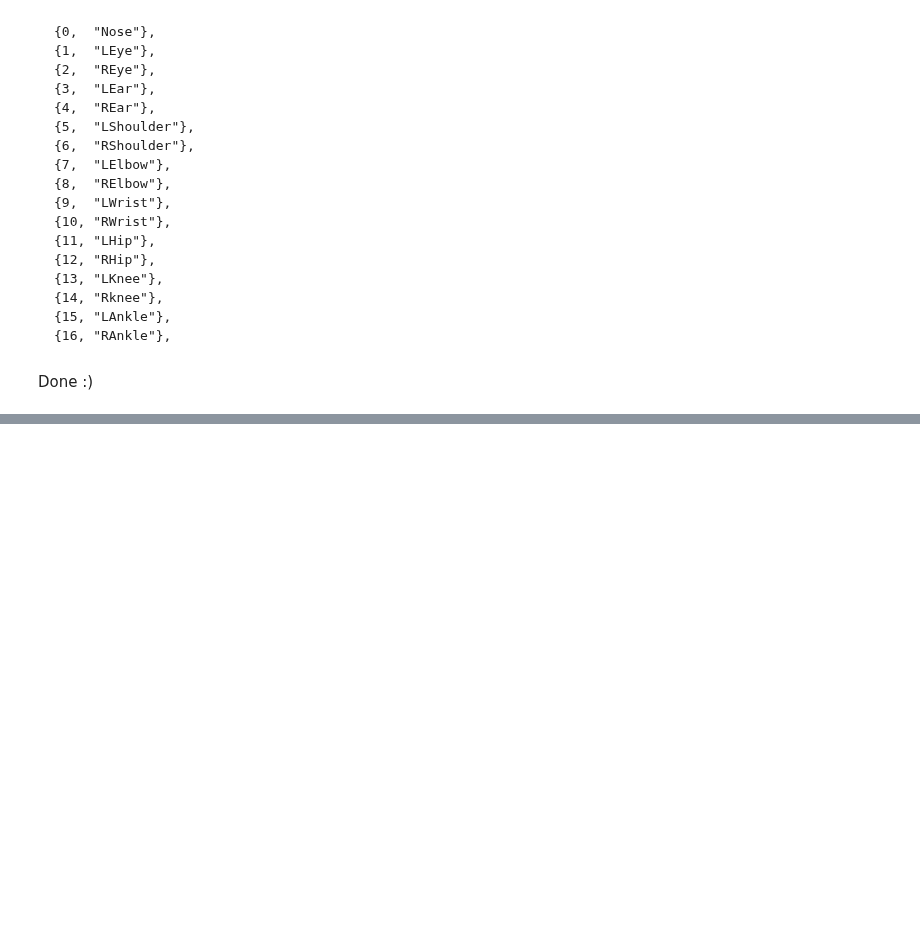
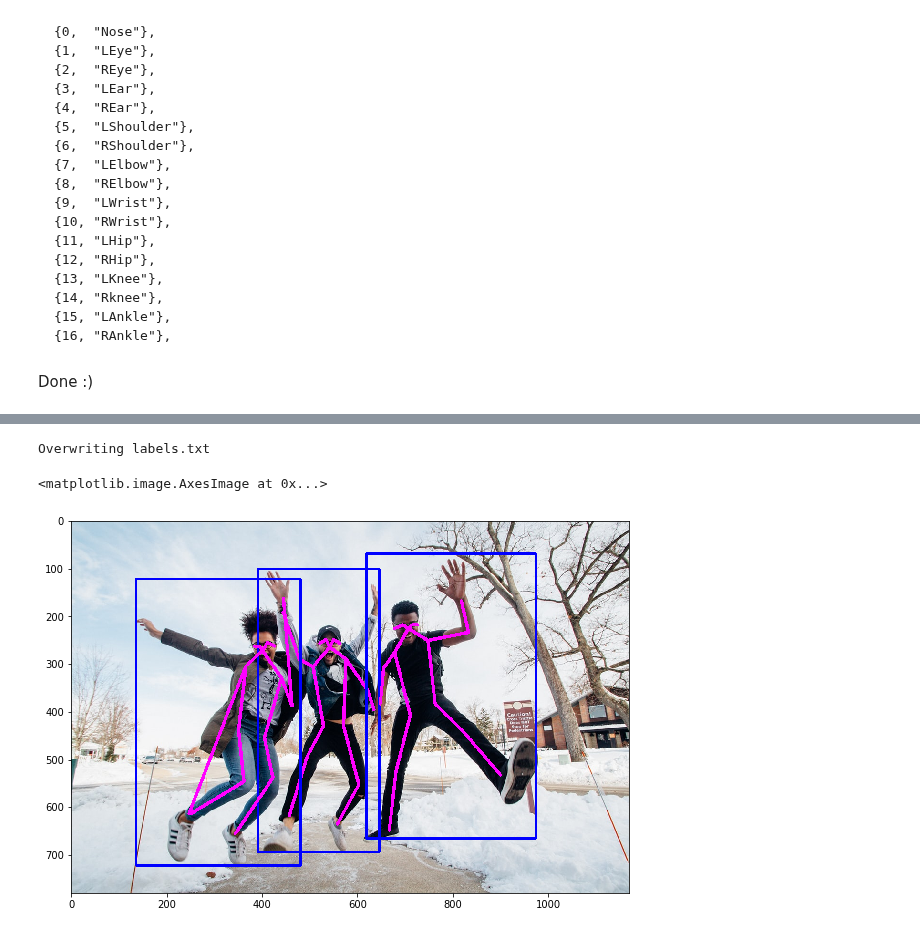
Before and after one commit to samir-souza/laboratory, a Jupyter notebook: 06_PoseEstimation/Pose Estimation with DHRN.ipynb, the cells around one changed output, grey strips where cells are left out. Cells and saved outputs as stored; diff of their text form; code cells hidden in the pictures; blank space fills up the shorter version.

```diff
--- a/06_PoseEstimation/Pose Estimation with DHRN.ipynb
+++ b/06_PoseEstimation/Pose Estimation with DHRN.ipynb
@@ -134,0 +191,41 @@ Done :)
+# %%
+%%writefile labels.txt
+2 0.178205 0.639103 0.0230769 0.0166667 0.28052
+2 0.210256 0.639744 0.034188 0.0179487 0.419109
+2 0.142735 0.639744 0.0324786 0.025641 0.566589
+0 0.443162 0.508974 0.217949 0.761538 0.781379
+0 0.680769 0.469872 0.303419 0.765385 0.884202
+0 0.263675 0.540385 0.294872 0.770513 0.907675
+# %% [output]
+Overwriting labels.txt
+# %%
+import numpy as np
+img = cv2.imread('people.jpg')
+img = cv2.cvtColor(img, cv2.COLOR_BGR2RGB)
+h,w,c = img.shape
+people = []
+for l in open('labels.txt', 'r').readlines():
+    cls_id,cx,cy,bw,bh,cnf = [float(i) for i in l.split(' ')]
+    cls_id = int(cls_id)
+    bbox = (np.array([cx,cy,bw,bh], np.float32) * (w,h,w,h)).astype(np.int32)
+    bbox[0:2] -= bbox[2:]//2
+    bbox[2:] += bbox[0:2]
+
+    x1,y1,x2,y2 = bbox
+    if cls_id != 0 or cnf < 0.70: continue # ignore non-people
+    cv2.rectangle(img, (x1,y1), (x2,y2), (0,0,255), 4)
+
+    people = img[y1:y2, x1:x2]
+    keypoints = predict(people)
+    for b in bones:
+        kp1,kp2 = keypoints[b[0]],keypoints[b[1]]
+        x1,y1, x2,y2 = int(kp1[0]),int(kp1[1]),int(kp2[0]),int(kp2[1])
+        cv2.line(people, (x1,y1), (x2,y2), (255,0,255), 5)
+
+
+cv2.imwrite('people_out.jpg', cv2.cvtColor(img, cv2.COLOR_RGB2BGR))
+plt.figure(figsize=(10,10))
+plt.imshow(img)
+# %% [output]
+<matplotlib.image.AxesImage at 0x...>
+[figure, added]
```
Also changed, not shown: parts of 9 cells of this notebook, 4 other files.
